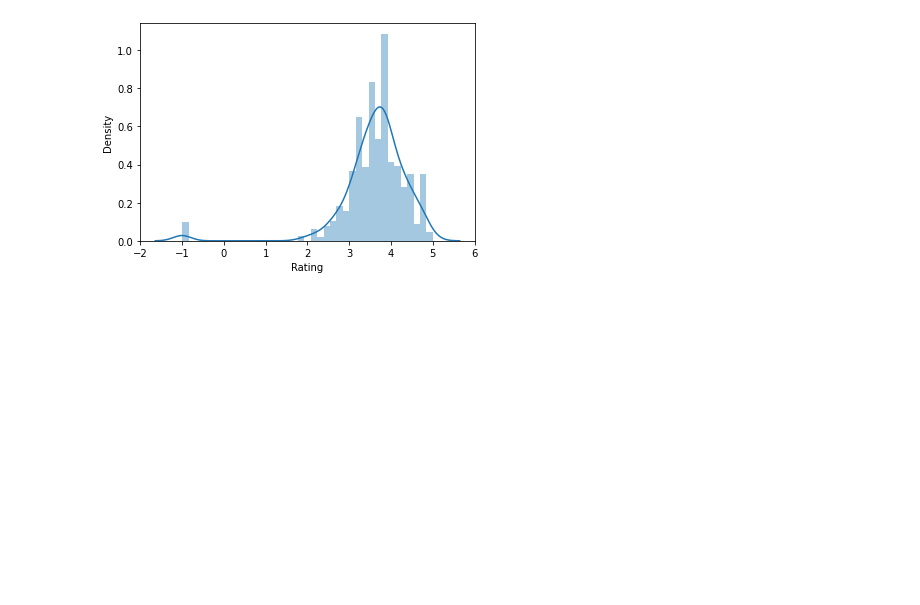
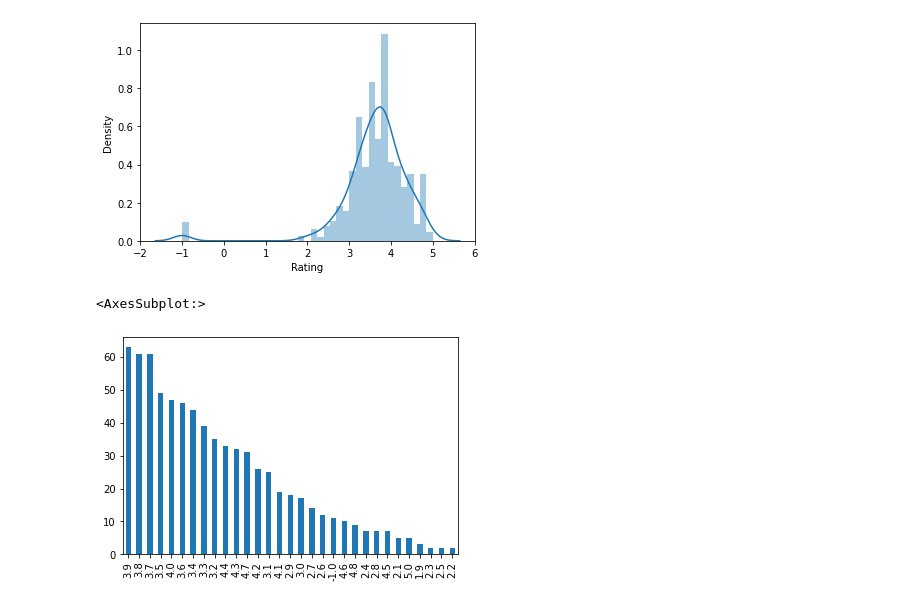
Before and after one commit to Kimmieli/Final-Project-DataScience-Salaries, a Jupyter notebook: Data Science Salary in Python.ipynb, the cells around one changed output. Saved outputs shown, nothing was run; the diff lists cells and outputs as text; code cells hidden in the pictures; blank space fills up the shorter version.

```diff
--- a/Data Science Salary in Python.ipynb
+++ b/Data Science Salary in Python.ipynb
@@ -625,3 +625,8 @@ sns.distplot(Salaries['Rating'])
 # %% [output]
 <AxesSubplot:xlabel='Rating', ylabel='Density'>
 [figure]
+# %%
+Salaries['Rating'].value_counts().plot(kind= 'bar')
+# %% [output]
+<AxesSubplot:>
+[figure, added]
```
